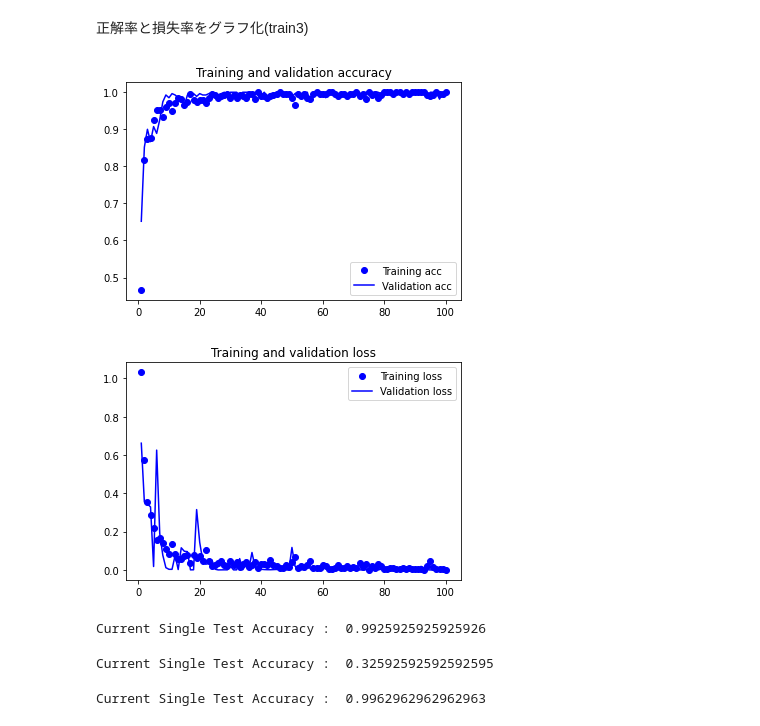
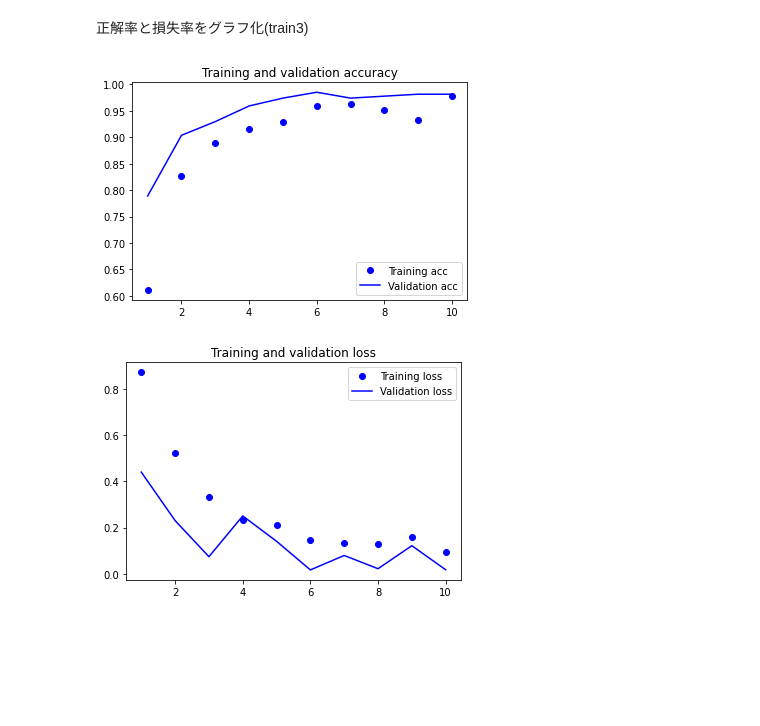
Before and after one commit to NikaMasa51/test_project, a Jupyter notebook: notebook/weed_VGG16_fine_tuning_cls09_2_1.ipynb, the cells around one changed output. Cells and saved outputs as stored; diff of their text form; code cells hidden in the pictures; blank space fills up the shorter version.

```diff
--- a/notebook/weed_VGG16_fine_tuning_cls09_2_1.ipynb
+++ b/notebook/weed_VGG16_fine_tuning_cls09_2_1.ipynb
@@ -241,7 +242,0 @@ True
-# %%
-traindir_ = "./CLS09/train3"
-valdir_ = "./CLS09/validation3"
-trains = os.listdir(traindir_)
-for train in trains:
-  print(train)
-  print(len(os.listdir(os.path.join(traindir_, train))))
@@ -464,8 +452,6 @@ def train(ensemble_type):
 
         # 単体の推論
         single_preds[:, i] = np.argmax(train_model.predict_generator(validation_generator2), axis=-1)
-        single_test_acc = accuracy_score(validation_generator2.classes[validation_generator2.index_array], np.argmax(train_model.predict_generator(validation_generator2), axis=-1))
-        print("Current Single Test Accuracy : ", single_test_acc)
 
         # アンサンブルの精度の記録
         global_hist["hists"].append(hist.history)
@@ -485,6 +471,8 @@ def train(ensemble_type):
 
     with open(f"ensemble_{ensemble_type}.dat", "wb") as fp:
         pickle.dump(global_hist, fp)
+    print('histのタイプは',type(global_hist))
+    return global_hist
 # %%
 K.clear_session()
-train("soft")
+hist = train("soft")
@@ -795,29 +605,31 @@ plt.show()
 # %%
 import matplotlib.pyplot as plt
 
-acc=history.history['accuracy']
-val_acc=history.history['val_accuracy']
-loss=history.history['loss']
-val_loss=history.history['val_loss']
+history = hist["hists"][2]
+
+acc=history['accuracy']
+val_acc=history['val_accuracy']
+loss=history['loss']
+val_loss=history['val_loss']
 
 epochs=range(1,len(acc)+1)
 
 #正解率plot
 plt.plot(epochs,acc,'bo',label='Training acc')
 plt.plot(epochs,val_acc,'b',label='Validation acc')
 plt.title('Training and validation accuracy')
 plt.legend()
 
 plt.figure()
 
 
 #損失値をplot
 plt.plot(epochs,loss,'bo',label='Training loss')
 plt.plot(epochs,val_loss,'b',label='Validation loss')
 plt.title('Training and validation loss')
 plt.legend()
 
 plt.show()
 # %% [output]
-[figure, old version]
+[figure, new version]
-[figure, old version]
+[figure, new version]
@@ -832,21 +635,0 @@ for layer in model.layers:
-# %%
-# 単体の推論(train1)
-single_test1 = np.argmax(model.predict_generator(validation_generator1), axis=-1)
-single_test_acc1 = accuracy_score(validation_generator1.classes[validation_generator1.index_array], single_test1)
-print("Current Single Test Accuracy : ", single_test_acc1)
-# %% [output]
-Current Single Test Accuracy :  0.9925925925925926
-# %%
-# 単体の推論(train2)
-single_test2 = np.argmax(model.predict_generator(validation_generator2), axis=-1)
-single_test_acc2 = accuracy_score(validation_generator2.classes[validation_generator2.index_array], single_test2)
-print("Current Single Test Accuracy : ", single_test_acc2)
-# %% [output]
-Current Single Test Accuracy :  0.32592592592592595
-# %%
-# 単体の推論(train3)
-single_test3 = np.argmax(model.predict_generator(validation_generator3), axis=-1)
-single_test_acc3 = accuracy_score(validation_generator3.classes[validation_generator3.index_array], single_test3)
-print("Current Single Test Accuracy : ", single_test_acc3)
-# %% [output]
-Current Single Test Accuracy :  0.9962962962962963
```
Also changed, not shown: parts of 49 cells of this notebook.
